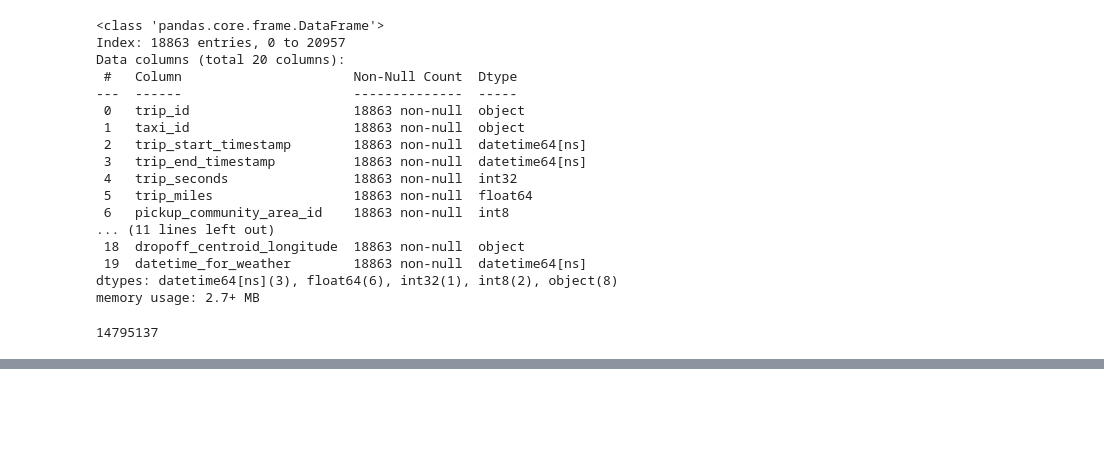
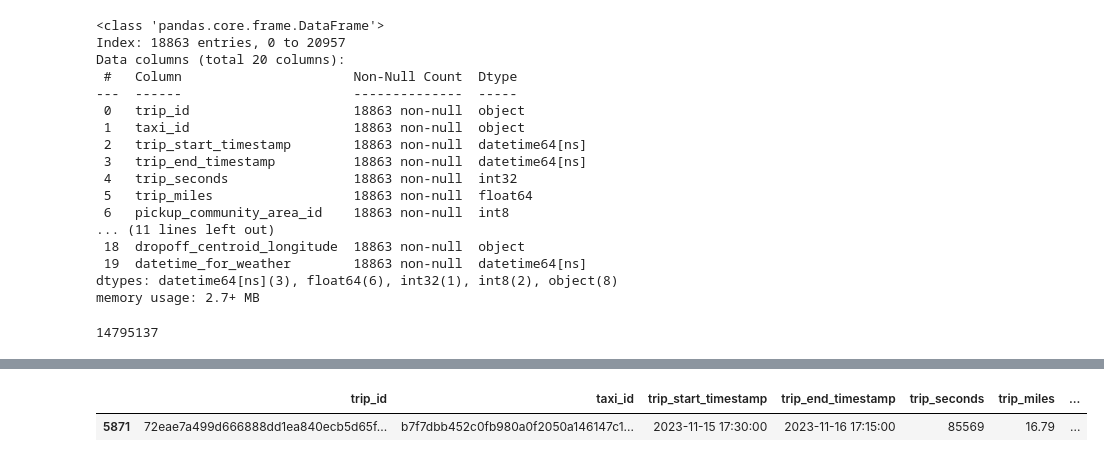
Before and after one commit to zselyigy/cubix_data_engineer_aws, a Jupyter notebook: src/scripts/06_chicago_data_to_mapping.ipynb, the cells around one changed output, grey strips where cells are left out. Cells and saved outputs as stored; diff of their text form; code cells hidden in the pictures; blank space fills up the shorter version.

```diff
--- a/src/scripts/06_chicago_data_to_mapping.ipynb
+++ b/src/scripts/06_chicago_data_to_mapping.ipynb
@@ -222,0 +237,5 @@ taxi_trips.memory_usage(deep=True).sum()
+# %%
+taxi_trips[taxi_trips['trip_end_timestamp'] == taxi_trips['trip_end_timestamp'].max()]
+# %% [output]
+|  | trip_id | taxi_id | trip_start_timestamp | trip_end_timestamp | trip_seconds | trip_miles | ... |
+| 5871 | 72eae7a499d666888dd1ea840ecb5d65f... | b7f7dbb452c0fb980a0f2050a146147c1... | 2023-11-15 17:30:00 | 2023-11-16 17:15:00 | 85569 | 16.79 | ... |
```
Also changed, not shown: parts of 5 cells of this notebook.
